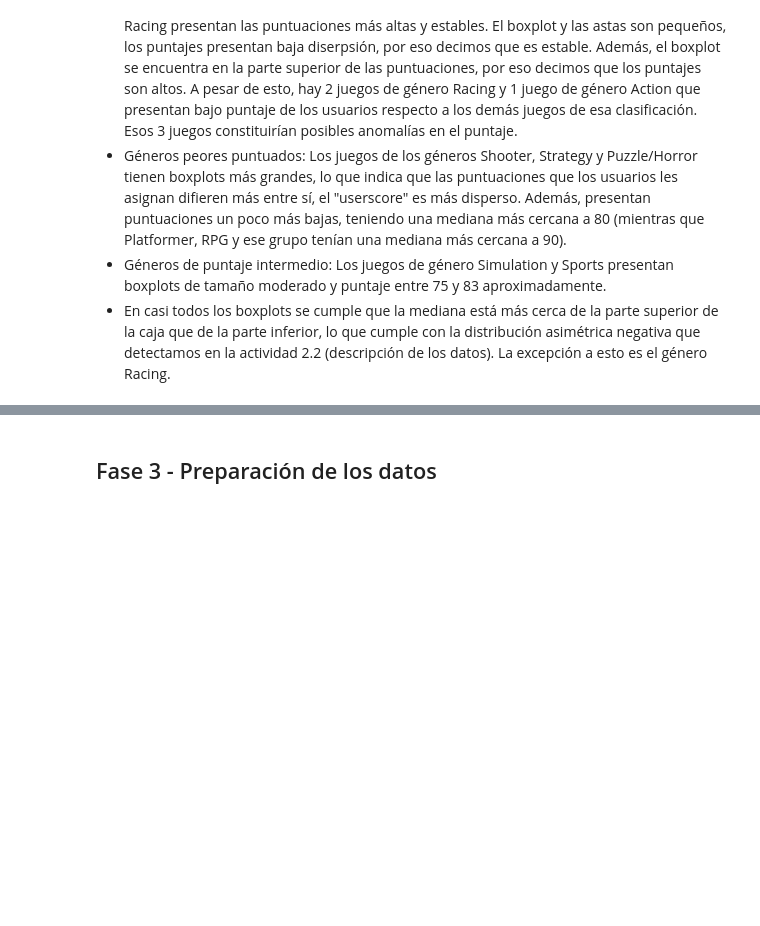
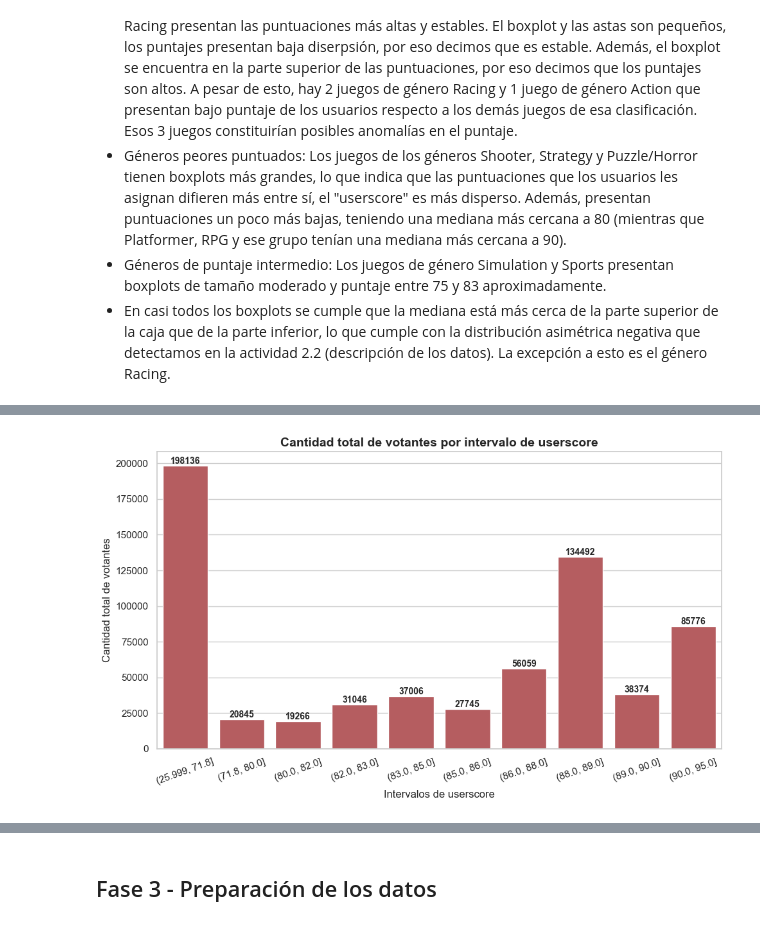
Before and after one commit to SantiagoCiaponi/data-science, a Jupyter notebook: notebooks/data_mining.ipynb, the cells around one changed output, grey strips where cells are left out. Saved outputs shown, nothing was run; the diff lists cells and outputs as text; code cells hidden in the pictures; blank space fills up the shorter version.

```diff
--- a/notebooks/data_mining.ipynb
+++ b/notebooks/data_mining.ipynb
@@ -1158,0 +1117,42 @@ El algoritmo a desarrollar deberá implementar una métrica de **"Relevancia Pon
+# %%
+# Nos quedamos solo con las columnas necesarias y quitamos nulos
+df_aux = df[["userscore", "userscore_count", "title"]].dropna().copy()
+
+# Crear 10 intervalos con igual cantidad de juegos según userscore
+df_aux["intervalo_userscore"] = pd.qcut(df_aux["userscore"], q=10)
+
+# Sumar la cantidad total de votantes por intervalo
+df_intervalos = (
+    df_aux
+    .groupby("intervalo_userscore", observed=False)["userscore_count"]
+    .sum()
+    .reset_index()
+)
+
+# Pasar el intervalo a texto para que se vea bien en el gráfico
+df_intervalos["intervalo_userscore"] = df_intervalos["intervalo_userscore"].astype(str)
+
+# Gráfico
+sns.set_theme(style="whitegrid")
+plt.figure(figsize=(10, 6))
+
+ax = sns.barplot(
+    data=df_intervalos,
+    x="intervalo_userscore",
+    y="userscore_count",
+    color="#C44E52"
+)
+
+plt.title("Cantidad total de votantes por intervalo de userscore", fontsize=14, fontweight="bold")
+plt.xlabel("Intervalos de userscore", fontsize=12)
+plt.ylabel("Cantidad total de votantes", fontsize=12)
+plt.xticks(rotation=20)
+
+# Etiquetas arriba de cada barra
+for i, total in enumerate(df_intervalos["userscore_count"]):
+    ax.text(i, total, f"{int(total)}", ha="center", va="bottom", fontsize=10, fontweight="bold")
+
+plt.tight_layout()
+plt.show()
+# %% [output]
+[figure, added]
```
Also changed, not shown: parts of 24 cells of this notebook, 1 other file.
